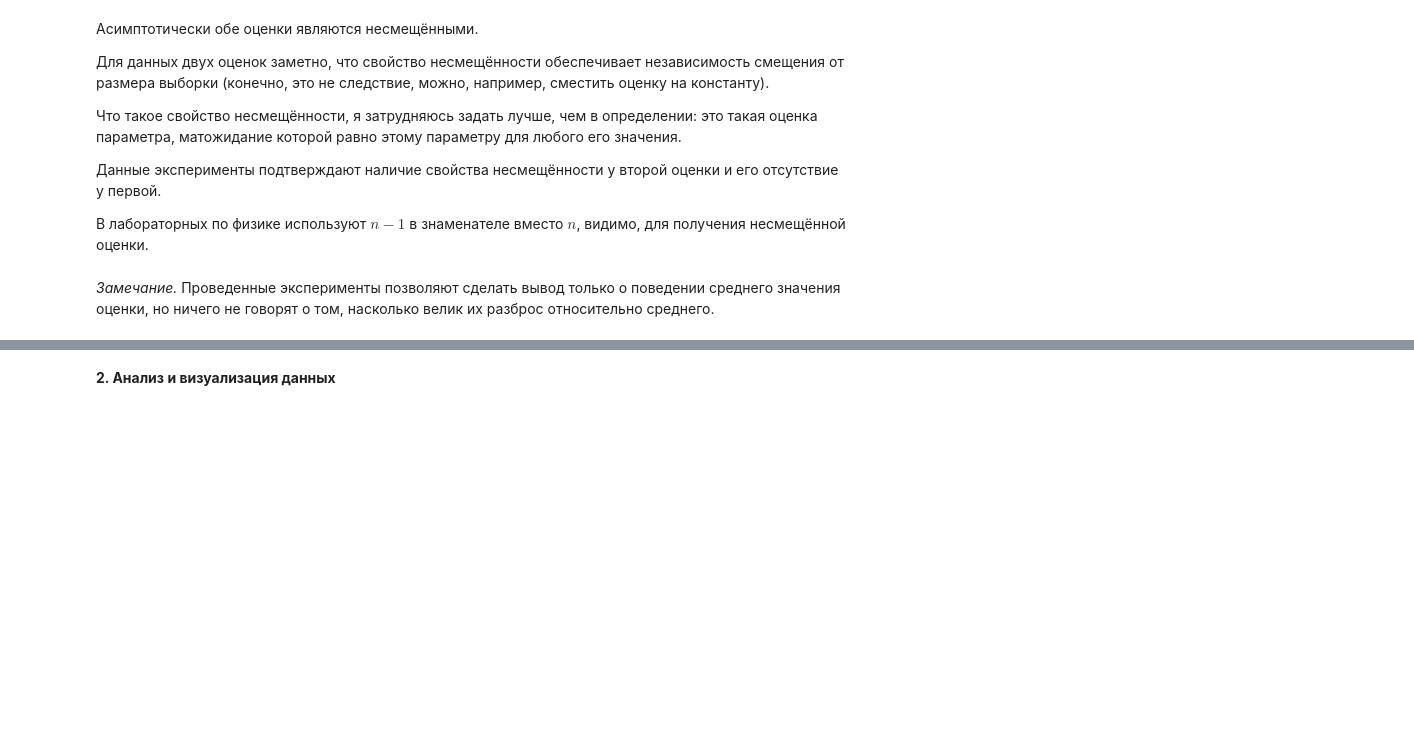
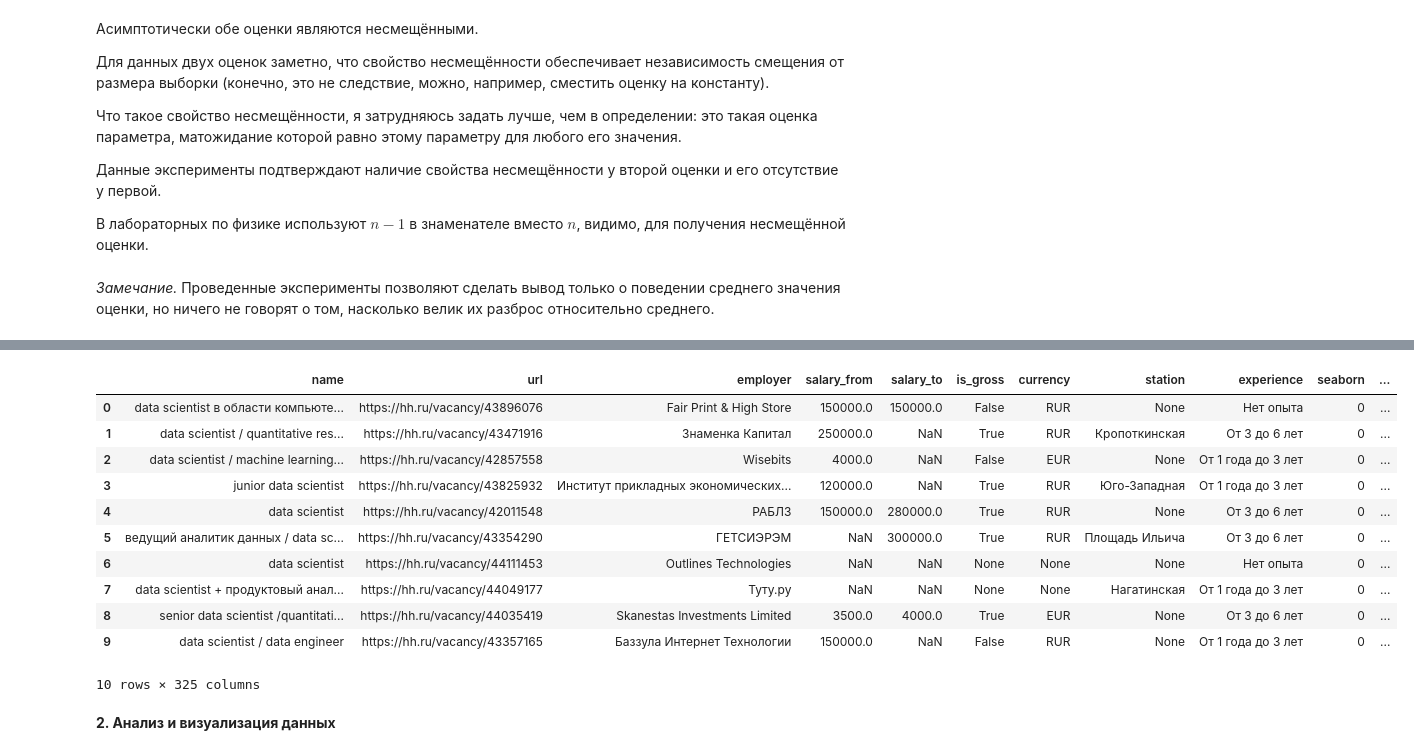
Before and after one commit to InversionSpaces/mipt-stats, a Jupyter notebook: task3.ipynb, the cells around one changed output, grey strips where cells are left out. Saved outputs shown, nothing was run; the diff lists cells and outputs as text; code cells hidden in the pictures; blank space fills up the shorter version.

```diff
--- a/task3.ipynb
+++ b/task3.ipynb
@@ -296,3 +320,52 @@ for n in range(maximum // per_page):
+# %%
+skills = set([skill for vac in prepared_vacancies for skill in vac[-1]])
+
+skillsd = dict()
+skill_count = 0
+for skill in skills:
+    for another in skillsd.keys():
+        if similarity(skill, another) > 0.85:
+            skillsd[skill] = skillsd[another]
+            break
+    else:
+        skillsd[skill] = skill_count
+        skill_count += 1
+# %%
+def skills_vectorize(skills):
+    vect = [0] * skill_count
+    for skill in skills:
+        vect[skillsd[skill]] = 1
+    return vect
+# %%
+vacancies = [vac[:-1] + skills_vectorize(vac[-1]) for vac in prepared_vacancies]
+# %%
+standard_columns = ["name", "url", "employer", "salary_from", "salary_to", \
+           "is_gross", "currency", "station", "experience"]
+
+skill_columns = list()
+for skill, pos in skillsd.items():
+    if pos < len(skill_columns):
+        skill_columns[pos] += ", " + skill
+    else:
+        skill_columns.append(skill)
+
+columns = standard_columns + skill_columns
+# %%
+df = pd.DataFrame(vacancies, columns=columns)
+df.head(10)
+# %% [output]
+|  | name | url | employer | salary_from | salary_to | is_gross | currency | station | experience | seaborn | ... |
+| 0 | data scientist в области компьюте... | https://hh.ru/vacancy/43896076 | Fair Print & High Store | 150000.0 | 150000.0 | False | RUR | None | Нет опыта | 0 | ... |
+| 1 | data scientist / quantitative res... | https://hh.ru/vacancy/43471916 | Знаменка Капитал | 250000.0 | NaN | True | RUR | Кропоткинская | От 3 до 6 лет | 0 | ... |
+| 2 | data scientist / machine learning... | https://hh.ru/vacancy/42857558 | Wisebits | 4000.0 | NaN | False | EUR | None | От 1 года до 3 лет | 0 | ... |
+| 3 | junior data scientist | https://hh.ru/vacancy/43825932 | Институт прикладных экономических... | 120000.0 | NaN | True | RUR | Юго-Западная | От 1 года до 3 лет | 0 | ... |
+| 4 | data scientist | https://hh.ru/vacancy/42011548 | РАБЛЗ | 150000.0 | 280000.0 | True | RUR | None | От 3 до 6 лет | 0 | ... |
+| 5 | ведущий аналитик данных / data sc... | https://hh.ru/vacancy/43354290 | ГЕТСИЭРЭМ | NaN | 300000.0 | True | RUR | Площадь Ильича | От 3 до 6 лет | 0 | ... |
+| 6 | data scientist | https://hh.ru/vacancy/44111453 | Outlines Technologies | NaN | NaN | None | None | None | Нет опыта | 0 | ... |
+| 7 | data scientist + продуктовый анал... | https://hh.ru/vacancy/44049177 | Туту.ру | NaN | NaN | None | None | Нагатинская | От 1 года до 3 лет | 0 | ... |
+| 8 | senior data scientist /quantitati... | https://hh.ru/vacancy/44035419 | Skanestas Investments Limited | 3500.0 | 4000.0 | True | EUR | None | От 3 до 6 лет | 0 | ... |
+| 9 | data scientist / data engineer | https://hh.ru/vacancy/43357165 | Баззула Интернет Технологии | 150000.0 | NaN | False | RUR | None | От 1 года до 3 лет | 0 | ... |
+10 rows × 325 columns
 # %% [markdown]
 **2. Анализ и визуализация данных**
 # %% [markdown]
```
Also changed, not shown: parts of 16 cells of this notebook.
